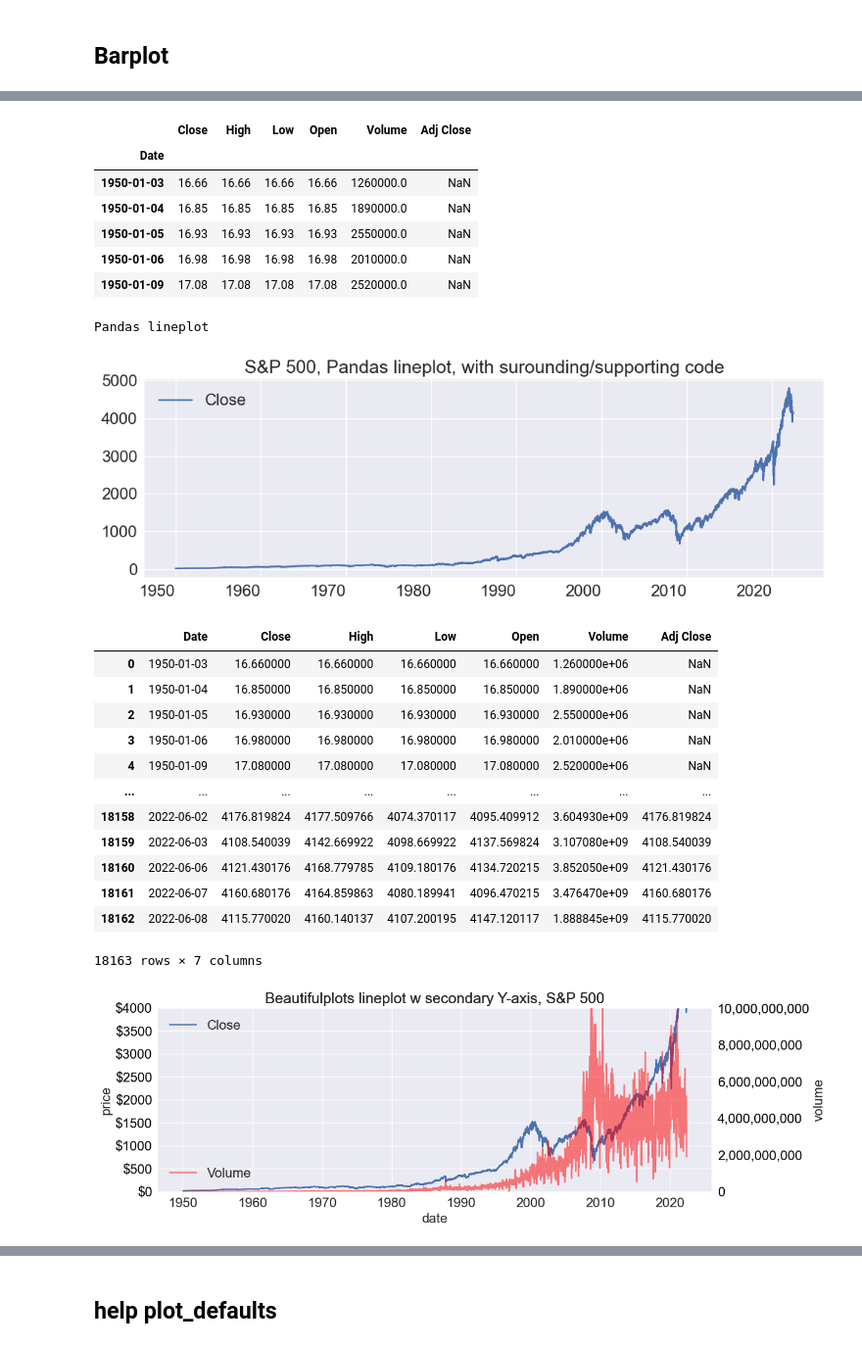
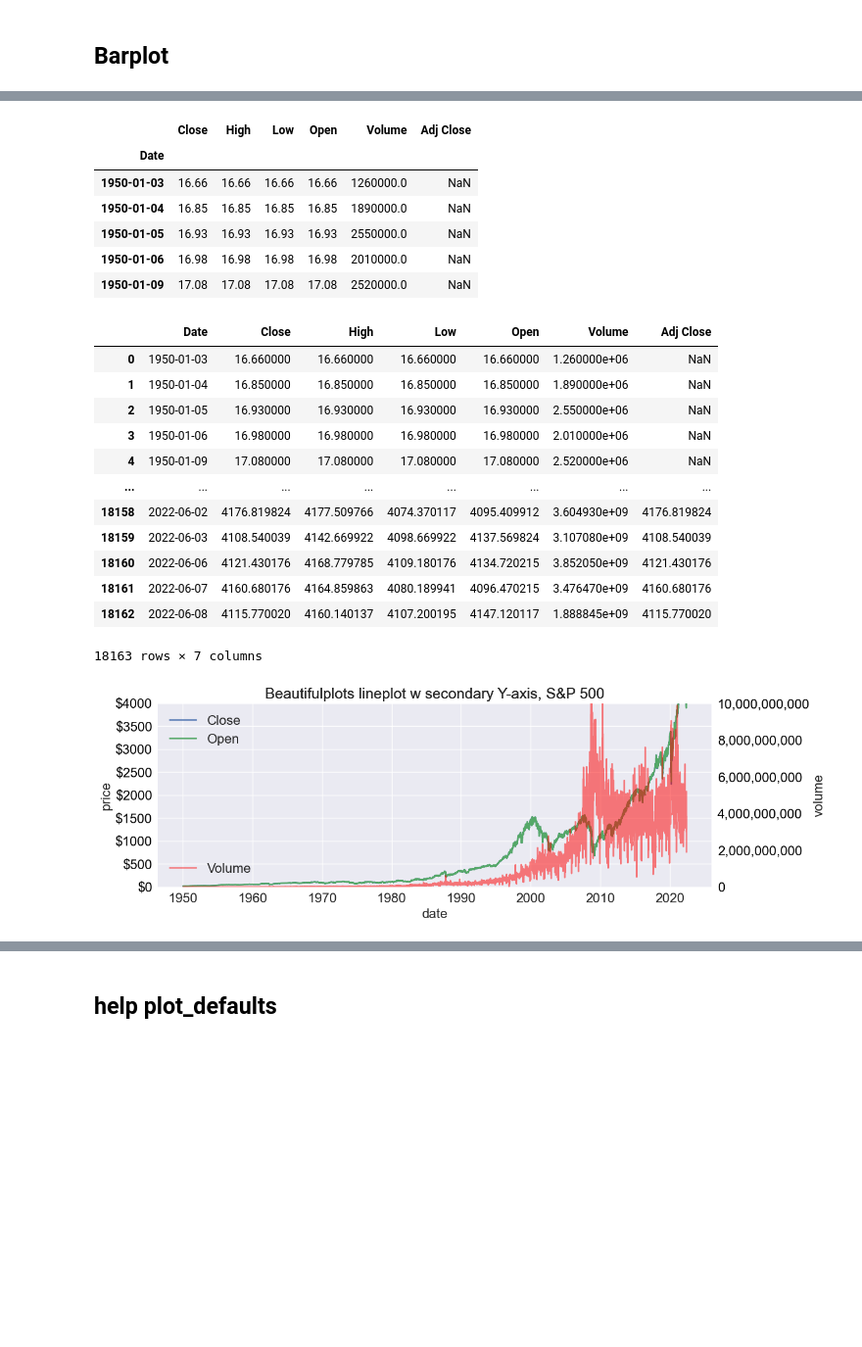
Before and after one commit to Aljgutier/beautifulplots, a Jupyter notebook: docs/examples.ipynb, the cells around one changed output, grey strips where cells are left out. Shown at 98% size. Cells and saved outputs as stored; diff of their text form; code cells hidden in the pictures; blank space fills up the shorter version.

```diff
--- a/docs/examples.ipynb
+++ b/docs/examples.ipynb
@@ -8,11 +6,6 @@ import seaborn as sns
 # %% [markdown]
 ## Barplot
 # %%
-
-
-# reset plot defaults for these examples
-import matplotlib as mpl
-mpl.rcParams.update(mpl.rcParamsDefault)
 
 # Data and Dataframe
 print('Data:Product Category Sales by Store')
@@ -36,21 +29,21 @@ display(df)
 
 # Example 1a
 bp.barplot(df,'category','sales', palette='tab20',
-                   title='1a. Beautifulplots barplot, Sales All Stores by Product Category, secondary y-axis', figsize=(12,4),
-                   bardatalabels=True, bardataformat=",.0f", barcurrency="$", ylims = (0.1,2200), estimator2=sum,
-                   y2='units',ylims2=(0,450),y2label='units', color2='black',marker2="o", y2axisformat=".0f")
+                   title='1a. Beautifulplots barplot, Sales All Stores by Product Category, secondary y-axis', figsize=(18,4),
+                   bardatalabels=True, bardataformat=",.0f", barcurrency="$", y_lims = (0.1,2200), estimator2=sum,
+                   y2='units',y_lims2=(0,450),y2_label='units', color2='black',marker2="o", y2_axis_format=".0f")
 
 # Example 1b
 bp.barplot(df,'category','sales',hue='store', palette='tab20',
-                   title='1b. Beautifulplots barplot, Sales by Store by Product Category, vertical', figsize=(12,4),
+                   title='1b. Beautifulplots barplot, Sales by Store by Product Category, vertical', figsize=(18,4),
                    bardatalabels=True, barcurrency="$", bardataformat=",.0f",
-                   ylims = (0.1,1000))
+                   y_lims = (0.1,1000))
 
 # Example 1c
 bp.barplot(df,'category','sales',hue='store', palette='tab20',
-                   title='1c. Beautifulplots barplot, Sales by Store by Product Category, horizontal', figsize=(12,8),
+                   title='1c. Beautifulplots barplot, Sales by Store by Product Category, horizontal', figsize=(18,8),
                    bardatalabels=True, bardataformat=".0f", barcurrency="$", barorientation='h',
-                   xlims = (0.1,1000), legendloc="lower right")
+                   x_lims = (0.1,1000), legend_loc="lower right")
 # %% [output]
 Data:Product Category Sales by Store
 |  | category | sales | store | units |
@@ -71,56 +64,39 @@ Data:Product Category Sales by Store
 # %%
 
-# reset plot defaults for these examples
-import matplotlib as mpl
 import datetime as dt
-mpl.rcParams.update(mpl.rcParamsDefault) # reset plot/figure parameters
 
-# Data
+# Data - S&P 500
 sp500_file =  '../data/GSPC_1950-1-3_to_2022-6-8.csv'
 df_sp500 = pd.read_csv(sp500_file,index_col=0,parse_dates=True)
 display(df_sp500.head())
-
-# Pandas Plot ... use beutifulplots plot_defualts and set_axisparams for improving pandas graph
-print('Pandas lineplot')
-plt.style.use('seaborn')
-fig,ax = plt.subplots(nrows=1,ncols=1,figsize=(12,4))
-plot_options = bp.plot_defaults()
-plot_options['title']="S&P 500, Pandas lineplot, with surounding/supporting code"
-g=df_sp500.plot(y='Close',ax=ax)  # note, it handles date index well
-bp.set_axisparams(plot_options,ax,g)
-plt.show()
-
-# reset index ...  Seaborn and thus beautifulpltos requires x-axis to be a column
-df = df_sp500.reset_index()
+df = df_sp500.reset_index() # reset index ...  Seaborn and thus beautifulpltos requires x-axis to be a column
 display(df)
 
 
 # bp lineplot
-bp.lineplot(df,x='Date' , y=['Close','Open'], y2='Volume',yaxisformat=".0f",ycurrency="$", y2axisformat=",.0f",
-             ylims=(0,4000), ylims2=(0,10*1e9), legend_loc2 = "lower left", color2='red', marker="o",
-             figsize=[12,4],yaxis_currency=True, legend=True, ylabel = "price", y2label="volume", xlabel="date",
-             ytick_format=".0f", title="Beautifulplots lineplot w secondary Y-axis, S&P 500")
+bp.lineplot(df,x='Date' , y=['Close','Open'], y2='Volume',y_axis_format=".0f",y_currency="$", y2_axis_format=",.0f",
+             y_lims=(0,4000), y_lims2=(0,10*1e9), legend_loc2 = "lower left", color2='red',
+             figsize=[12,4],y_axis_currency=True, legend=True, y_label = "price", y2_label="volume", x_label="date",
+             y_tick_format=".0f", title="Beautifulplots lineplot w secondary Y-axis, S&P 500")
 # %% [output]
 |  | Close | High | Low | Open | Volume | Adj Close |
 | Date |  |  |  |  |  |  |
 | 1950-01-03 | 16.66 | 16.66 | 16.66 | 16.66 | 1260000.0 | NaN |
 | 1950-01-04 | 16.85 | 16.85 | 16.85 | 16.85 | 1890000.0 | NaN |
 | 1950-01-05 | 16.93 | 16.93 | 16.93 | 16.93 | 2550000.0 | NaN |
 | 1950-01-06 | 16.98 | 16.98 | 16.98 | 16.98 | 2010000.0 | NaN |
 | 1950-01-09 | 17.08 | 17.08 | 17.08 | 17.08 | 2520000.0 | NaN |
+|  | Date | Close | High | Low | Open | Volume | Adj Close |
+| 0 | 1950-01-03 | 16.660000 | 16.660000 | 16.660000 | 16.660000 | 1.260000e+06 | NaN |
+| 1 | 1950-01-04 | 16.850000 | 16.850000 | 16.850000 | 16.850000 | 1.890000e+06 | NaN |
+| 2 | 1950-01-05 | 16.930000 | 16.930000 | 16.930000 | 16.930000 | 2.550000e+06 | NaN |
+| 3 | 1950-01-06 | 16.980000 | 16.980000 | 16.980000 | 16.980000 | 2.010000e+06 | NaN |
+| 4 | 1950-01-09 | 17.080000 | 17.080000 | 17.080000 | 17.080000 | 2.520000e+06 | NaN |
+| ... | ... | ... | ... | ... | ... | ... | ... |
+| 18158 | 2022-06-02 | 4176.819824 | 4177.509766 | 4074.370117 | 4095.409912 | 3.604930e+09 | 4176.819824 |
+| 18159 | 2022-06-03 | 4108.540039 | 4142.669922 | 4098.669922 | 4137.569824 | 3.107080e+09 | 4108.540039 |
+| 18160 | 2022-06-06 | 4121.430176 | 4168.779785 | 4109.180176 | 4134.720215 | 3.852050e+09 | 4121.430176 |
+| 18161 | 2022-06-07 | 4160.680176 | 4164.859863 | 4080.189941 | 4096.470215 | 3.476470e+09 | 4160.680176 |
+| 18162 | 2022-06-08 | 4115.770020 | 4160.140137 | 4107.200195 | 4147.120117 | 1.888845e+09 | 4115.770020 |
-Pandas lineplot
+18163 rows × 7 columns
-[figure, old version]
+[figure, new version]
-|  | Date | Close | High | Low | Open | Volume | Adj Close |
-| 0 | 1950-01-03 | 16.660000 | 16.660000 | 16.660000 | 16.660000 | 1.260000e+06 | NaN |
-| 1 | 1950-01-04 | 16.850000 | 16.850000 | 16.850000 | 16.850000 | 1.890000e+06 | NaN |
-| 2 | 1950-01-05 | 16.930000 | 16.930000 | 16.930000 | 16.930000 | 2.550000e+06 | NaN |
-| 3 | 1950-01-06 | 16.980000 | 16.980000 | 16.980000 | 16.980000 | 2.010000e+06 | NaN |
-| 4 | 1950-01-09 | 17.080000 | 17.080000 | 17.080000 | 17.080000 | 2.520000e+06 | NaN |
-| ... | ... | ... | ... | ... | ... | ... | ... |
-| 18158 | 2022-06-02 | 4176.819824 | 4177.509766 | 4074.370117 | 4095.409912 | 3.604930e+09 | 4176.819824 |
-| 18159 | 2022-06-03 | 4108.540039 | 4142.669922 | 4098.669922 | 4137.569824 | 3.107080e+09 | 4108.540039 |
-| 18160 | 2022-06-06 | 4121.430176 | 4168.779785 | 4109.180176 | 4134.720215 | 3.852050e+09 | 4121.430176 |
-| 18161 | 2022-06-07 | 4160.680176 | 4164.859863 | 4080.189941 | 4096.470215 | 3.476470e+09 | 4160.680176 |
-| 18162 | 2022-06-08 | 4115.770020 | 4160.140137 | 4107.200195 | 4147.120117 | 1.888845e+09 | 4115.770020 |
-18163 rows × 7 columns
-[figure, removed]
```
Also changed, not shown: parts of 13 cells of this notebook, 1 other file.
